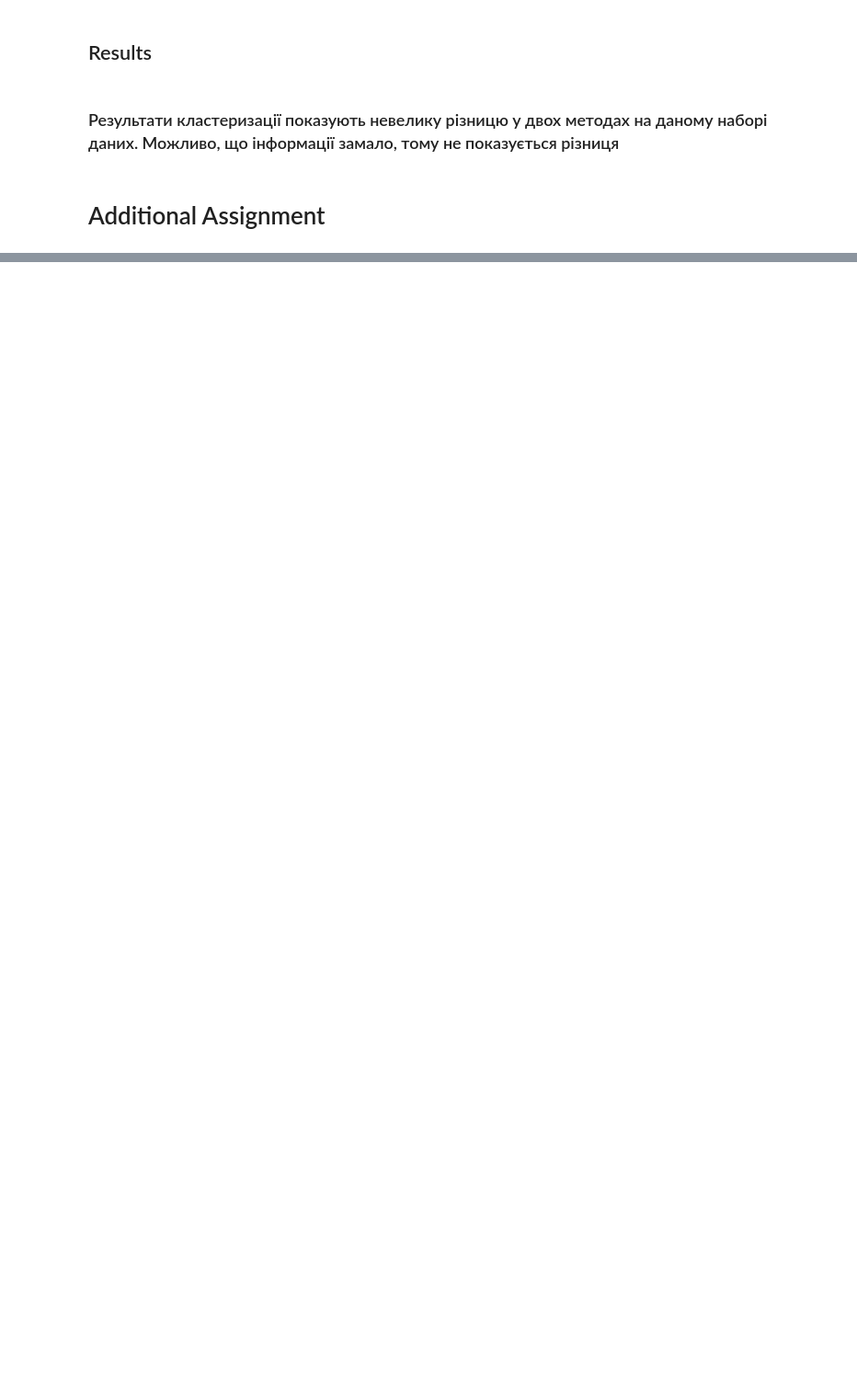
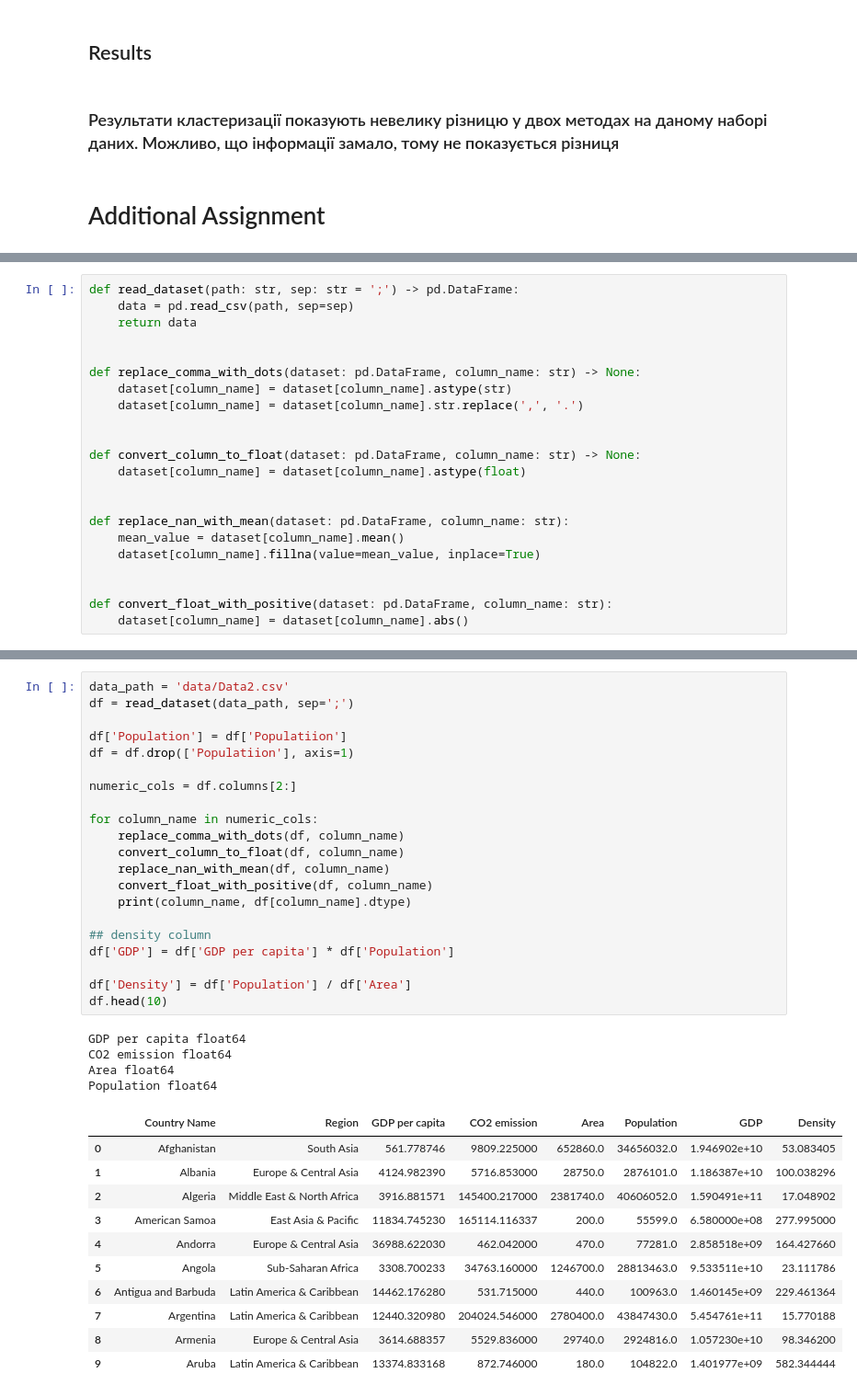
Before and after one commit to SideShowBoBGOT/DataAnalysisFourthSemester, a Jupyter notebook: Lab6/main.ipynb, the cells around one changed output, grey strips where cells are left out. Shown at 92% size. Saved outputs shown, nothing was run; the diff lists cells and outputs as text; blank space fills up the shorter version.

```diff
--- a/Lab6/main.ipynb
+++ b/Lab6/main.ipynb
@@ -336,0 +341,22 @@ fig.show()
+# %%
+def read_dataset(path: str, sep: str = ';') -> pd.DataFrame:
+    data = pd.read_csv(path, sep=sep)
+    return data
+
+
+def replace_comma_with_dots(dataset: pd.DataFrame, column_name: str) -> None:
+    dataset[column_name] = dataset[column_name].astype(str)
+    dataset[column_name] = dataset[column_name].str.replace(',', '.')
+
+
+def convert_column_to_float(dataset: pd.DataFrame, column_name: str) -> None:
+    dataset[column_name] = dataset[column_name].astype(float)
+
+
+def replace_nan_with_mean(dataset: pd.DataFrame, column_name: str):
+    mean_value = dataset[column_name].mean()
+    dataset[column_name].fillna(value=mean_value, inplace=True)
+
+
+def convert_float_with_positive(dataset: pd.DataFrame, column_name: str):
+    dataset[column_name] = dataset[column_name].abs()
@@ -336,0 +365,37 @@ fig.show()
+# %%
+data_path = 'data/Data2.csv'
+df = read_dataset(data_path, sep=';')
+
+df['Population'] = df['Populatiion']
+df = df.drop(['Populatiion'], axis=1)
+
+numeric_cols = df.columns[2:]
+
+for column_name in numeric_cols:
+    replace_comma_with_dots(df, column_name)
+    convert_column_to_float(df, column_name)
+    replace_nan_with_mean(df, column_name)
+    convert_float_with_positive(df, column_name)
+    print(column_name, df[column_name].dtype)
+
+## density column
+df['GDP'] = df['GDP per capita'] * df['Population']
+
+df['Density'] = df['Population'] / df['Area']
+df.head(10)
+# %% [output]
+GDP per capita float64
+CO2 emission float64
+Area float64
+Population float64
+|  | Country Name | Region | GDP per capita | CO2 emission | Area | Population | GDP | Density |
+| 0 | Afghanistan | South Asia | 561.778746 | 9809.225000 | 652860.0 | 34656032.0 | 1.946902e+10 | 53.083405 |
+| 1 | Albania | Europe & Central Asia | 4124.982390 | 5716.853000 | 28750.0 | 2876101.0 | 1.186387e+10 | 100.038296 |
+| 2 | Algeria | Middle East & North Africa | 3916.881571 | 145400.217000 | 2381740.0 | 40606052.0 | 1.590491e+11 | 17.048902 |
+| 3 | American Samoa | East Asia & Pacific | 11834.745230 | 165114.116337 | 200.0 | 55599.0 | 6.580000e+08 | 277.995000 |
+| 4 | Andorra | Europe & Central Asia | 36988.622030 | 462.042000 | 470.0 | 77281.0 | 2.858518e+09 | 164.427660 |
+| 5 | Angola | Sub-Saharan Africa | 3308.700233 | 34763.160000 | 1246700.0 | 28813463.0 | 9.533511e+10 | 23.111786 |
+| 6 | Antigua and Barbuda | Latin America & Caribbean | 14462.176280 | 531.715000 | 440.0 | 100963.0 | 1.460145e+09 | 229.461364 |
+| 7 | Argentina | Latin America & Caribbean | 12440.320980 | 204024.546000 | 2780400.0 | 43847430.0 | 5.454761e+11 | 15.770188 |
+| 8 | Armenia | Europe & Central Asia | 3614.688357 | 5529.836000 | 29740.0 | 2924816.0 | 1.057230e+10 | 98.346200 |
+| 9 | Aruba | Latin America & Caribbean | 13374.833168 | 872.746000 | 180.0 | 104822.0 | 1.401977e+09 | 582.344444 |
```
Also changed, not shown: parts of 19 cells of this notebook, 4 other files.
